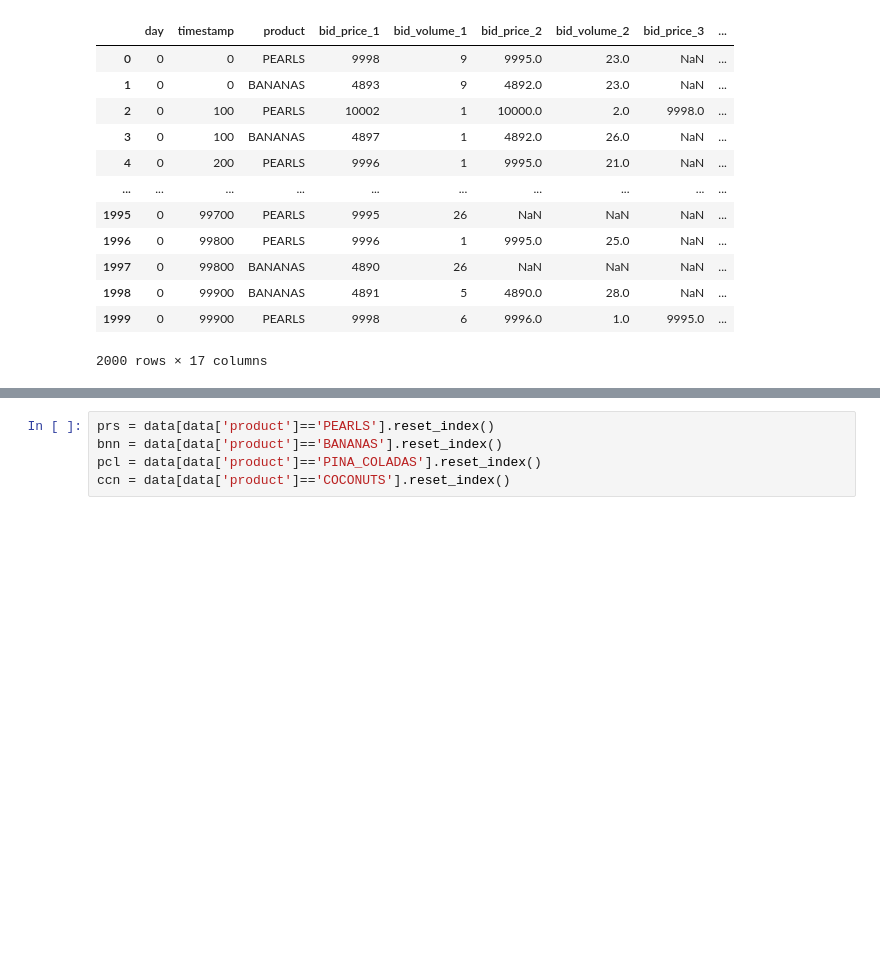
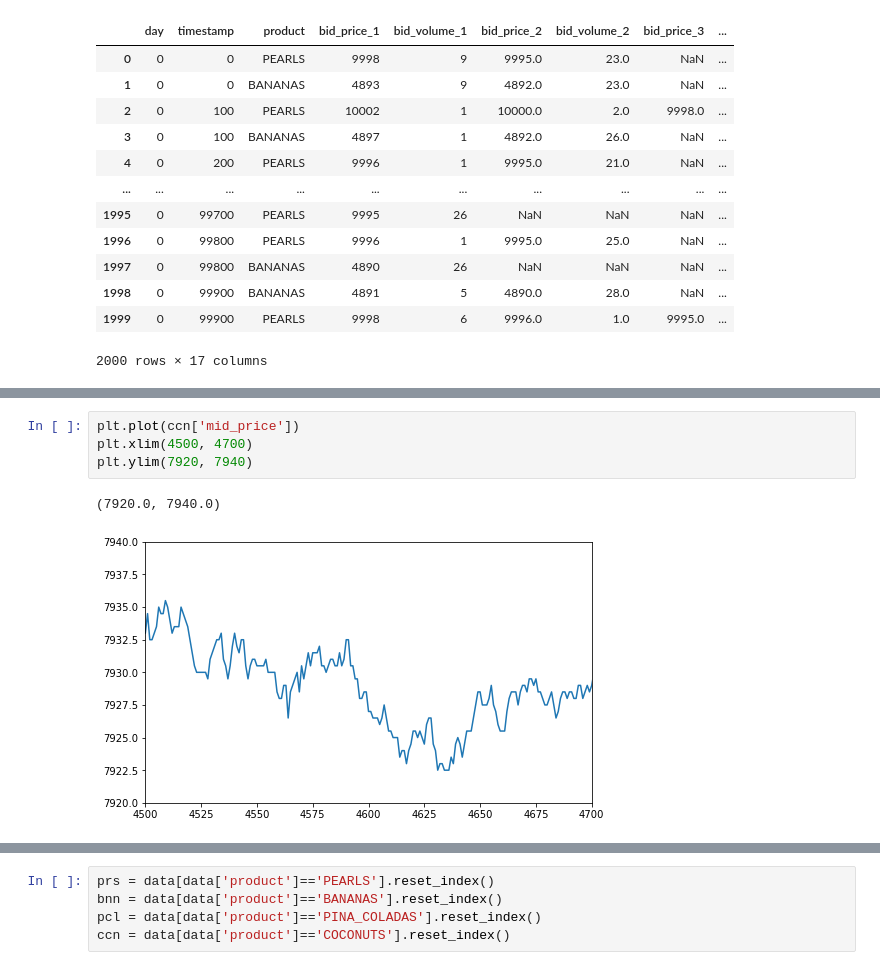
Before and after one commit to MichalOkon/imc_prosperity, a Jupyter notebook: testing.ipynb, the cells around one changed output, grey strips where cells are left out. Drawn from its saved outputs; the diff is of its cells as text; blank space fills up the shorter version.

```diff
--- a/testing.ipynb
+++ b/testing.ipynb
@@ -336,0 +341,7 @@ data
+# %%
+plt.plot(ccn['mid_price'])
+plt.xlim(4500, 4700)
+plt.ylim(7920, 7940)
+# %% [output]
+(7920.0, 7940.0)
+[figure, added]
```
Also changed, not shown: parts of 9 cells of this notebook, 4 other files.
